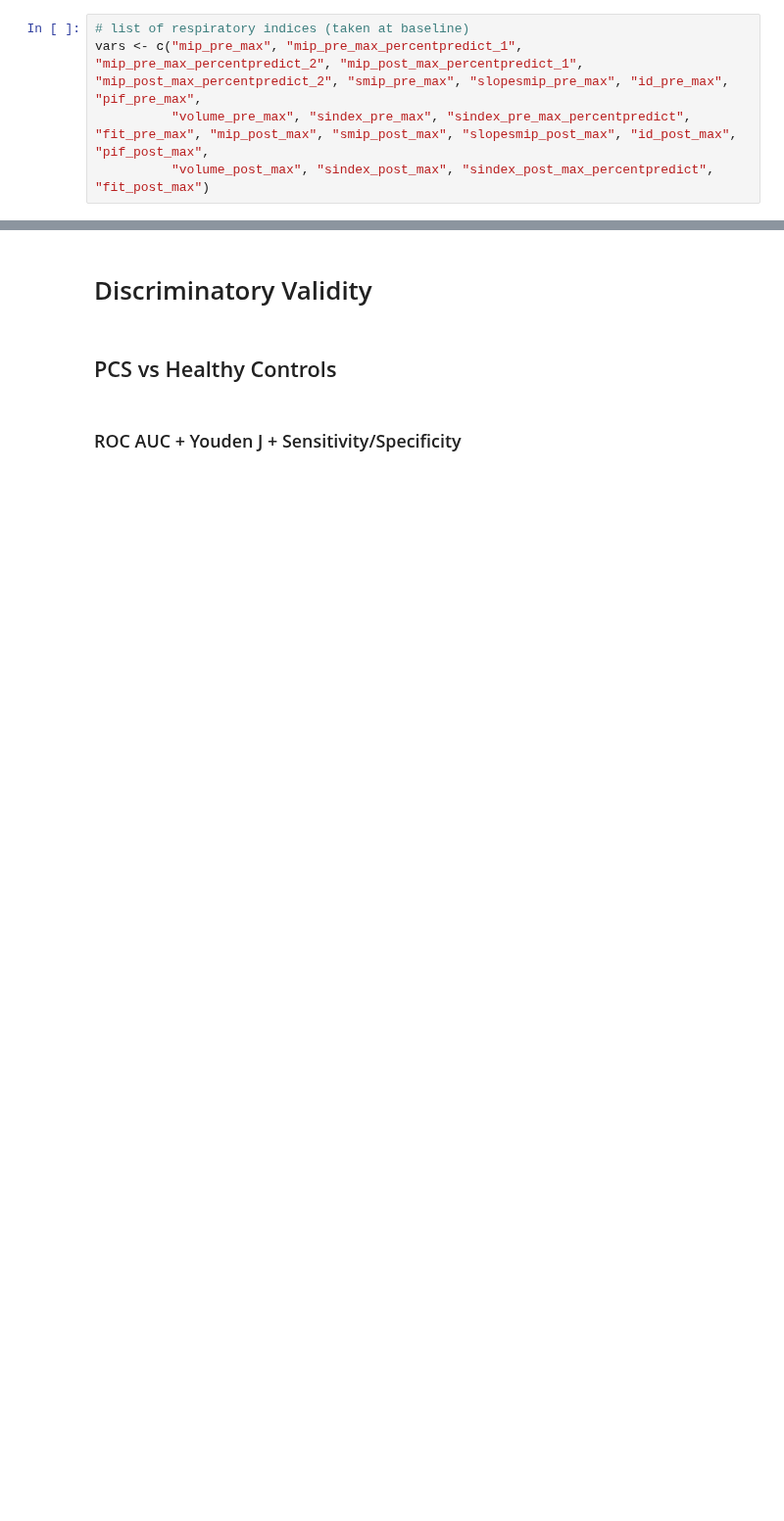
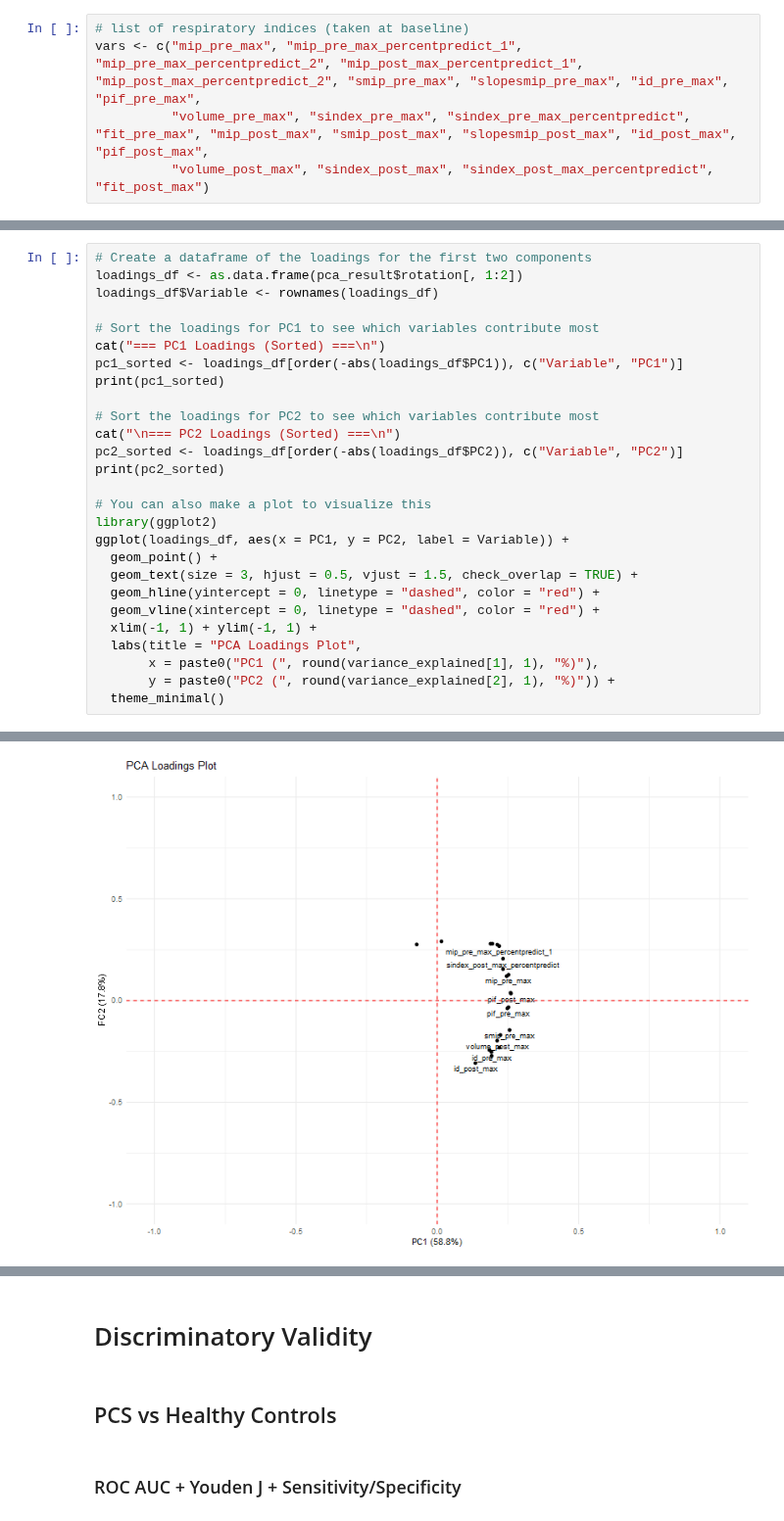
Before and after one commit to orthopedics20/longcovid, a Jupyter notebook: respiratory-indices.ipynb, the cells around one changed output, grey strips where cells are left out. Shown at 98% size. Drawn from its saved outputs; the diff is of its cells as text; blank space fills up the shorter version.

```diff
--- a/respiratory-indices.ipynb
+++ b/respiratory-indices.ipynb
@@ -19,0 +160,28 @@ vars <- c("mip_pre_max", "mip_pre_max_percentpredict_1", "mip_pre_max_percentpre
+# %%
+# Create a dataframe of the loadings for the first two components
+loadings_df <- as.data.frame(pca_result$rotation[, 1:2])
+loadings_df$Variable <- rownames(loadings_df)
+
+# Sort the loadings for PC1 to see which variables contribute most
+cat("=== PC1 Loadings (Sorted) ===\n")
+pc1_sorted <- loadings_df[order(-abs(loadings_df$PC1)), c("Variable", "PC1")]
+print(pc1_sorted)
+
+# Sort the loadings for PC2 to see which variables contribute most
+cat("\n=== PC2 Loadings (Sorted) ===\n")
+pc2_sorted <- loadings_df[order(-abs(loadings_df$PC2)), c("Variable", "PC2")]
+print(pc2_sorted)
+
+# You can also make a plot to visualize this
+library(ggplot2)
+ggplot(loadings_df, aes(x = PC1, y = PC2, label = Variable)) +
+  geom_point() +
+  geom_text(size = 3, hjust = 0.5, vjust = 1.5, check_overlap = TRUE) +
+  geom_hline(yintercept = 0, linetype = "dashed", color = "red") +
+  geom_vline(xintercept = 0, linetype = "dashed", color = "red") +
+  xlim(-1, 1) + ylim(-1, 1) +
+  labs(title = "PCA Loadings Plot",
+       x = paste0("PC1 (", round(variance_explained[1], 1), "%)"),
+       y = paste0("PC2 (", round(variance_explained[2], 1), "%)")) +
+  theme_minimal()
+# %% [output]
@@ -19,0 +205 @@ vars <- c("mip_pre_max", "mip_pre_max_percentpredict_1", "mip_pre_max_percentpre
+[figure, added]
```
Also changed, not shown: parts of 26 cells of this notebook, 9 other files.
